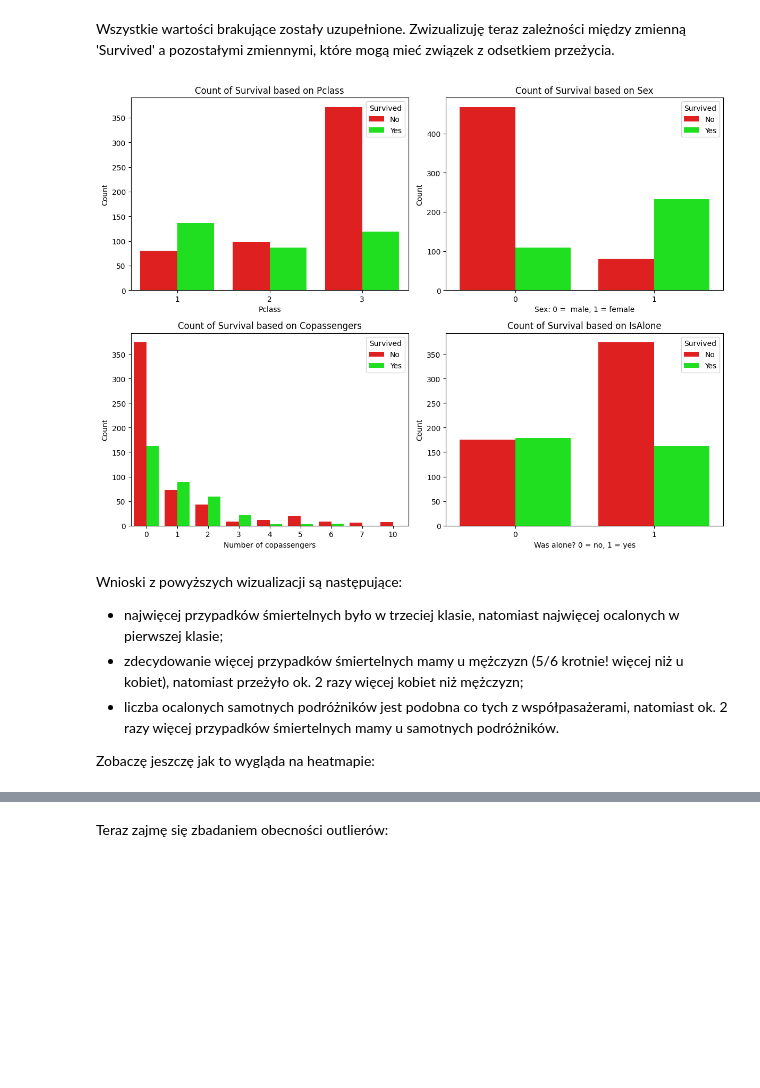
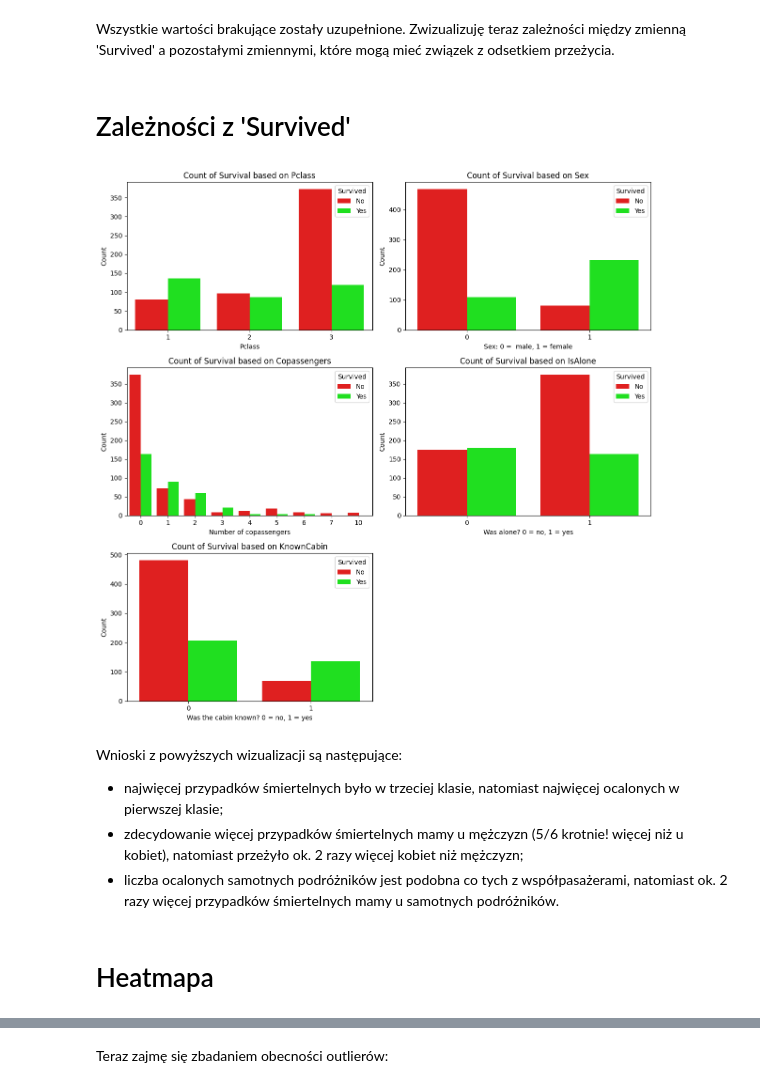
Before and after one commit to Solvro/ml-wakacyjne-wyzwanie-2025, a Jupyter notebook: zofiawarzycha_EDA_zadanie.ipynb, the cells around one changed output, grey strips where cells are left out. Saved outputs shown, nothing was run; the diff lists cells and outputs as text; code cells hidden in the pictures; blank space fills up the shorter version.

```diff
--- a/zofiawarzycha_EDA_zadanie.ipynb
+++ b/zofiawarzycha_EDA_zadanie.ipynb
@@ -195,7 +202,7 @@ titanic_df['Cabin'].str[0].value_counts()
 | T | 1 |
 dtype: int64
 # %%
-titanic_df['CabinSector'] = titanic_df['Cabin'].str[0]
-titanic_df.groupby(['CabinSector','Pclass'])['Cabin'].count()
+titanic_df['Deck'] = titanic_df['Cabin'].str[0]
+titanic_df.groupby(['Deck','Pclass'])['Cabin'].count()
 # %% [output]
 |  |  | Cabin |
@@ -221,7 +228,7 @@ np.float64(0.7710437710437711)
 Podsumowując: kabiny 'A', 'B', 'C' i 'T' znajdują się tylko w 1 klasie, kabiny 'D' w 1 i 2 klasie, kabiny 'E' w 1,2 i 3 klasie, kabiny 'F' w 2 i 3 klasie a kabiny 'G' tylko w 3 klasie. Zależność jakaś występuje. Podczas usuwania wartości NAN z kolumny 'Cabin' sugerowałabym się klasą przypisaną danemu wierszowi, jednak biorąc pod uwagę, żę brakuje 77% danych o kabinie, dodam nową etykietę - "unknown". Mam zbyt mało danych o przynależności kabin do klas aby się tym posłużyć przy uzupełnianiu NAN.
 # %%
 titanic_df['Cabin'] = titanic_df['Cabin'].fillna('Unknown')
-titanic_df['CabinSector'] = titanic_df['CabinSector'].fillna('Unknown')
+titanic_df['Deck'] = titanic_df['Deck'].fillna('Unknown')
 titanic_df
 # %% [output]
 |  | Survived | Pclass | Name | Sex | Age | SibSp | Parch | Ticket | Fare | Cabin | ... |
@@ -262,2 +271,4 @@ dtype: float64
+# %%
+titanic_df['KnownCabin'] = (titanic_df['Cabin'] != 'Unknown').astype(int)
 # %% [markdown]
 Jeśli chodzi o wiek i uzupełnianie NAN - najpierw zbadam czy istnieje jakiś dominujący.
@@ -586,42 +607,51 @@ titanic_df.loc[(titanic_df['Age'].isna()) & (titanic_df['Pclass'] == 2), 'Age']
 titanic_df.loc[(titanic_df['Age'].isna()) & (titanic_df['Pclass'] == 3), 'Age'] = third_class['Age'].median()
 # %% [markdown]
 Wszystkie wartości brakujące zostały uzupełnione. Zwizualizuję teraz zależności między zmienną 'Survived' a pozostałymi zmiennymi, które mogą mieć związek z odsetkiem przeżycia.
+# %% [markdown]
+# Zależności z 'Survived'
 # %%
 custom_palette = {0: 'red', 1: 'lime'}
 
-plt.figure(figsize = (12,9))
+plt.figure(figsize = (12,12))
 
-plt.subplot(2,2,1)
+plt.subplot(3,2,1)
 sns.countplot(data=titanic_df, x='Pclass', hue='Survived', palette = custom_palette)
 plt.title('Count of Survival based on Pclass')
 plt.ylabel('Count')
 plt.legend(title = 'Survived', labels = ['No', 'Yes'])
 
-plt.subplot(2,2,2)
+plt.subplot(3,2,2)
 sns.countplot(data=titanic_df, x='Sex', hue='Survived', palette = custom_palette)
 plt.title('Count of Survival based on Sex')
 plt.xlabel('Sex: 0 =  male, 1 = female')
 plt.ylabel('Count')
 plt.legend(title = 'Survived', labels = ['No', 'Yes'])
 
-plt.subplot(2,2,3)
+plt.subplot(3,2,3)
 sns.countplot(data=titanic_df, x='Copassengers', hue='Survived', palette = custom_palette)
 plt.title('Count of Survival based on Copassengers')
 plt.xlabel('Number of copassengers')
 plt.ylabel('Count')
 plt.legend(title = 'Survived', labels = ['No', 'Yes'])
 
-plt.subplot(2,2,4)
+plt.subplot(3,2,4)
 sns.countplot(data=titanic_df, x='IsAlone', hue='Survived', palette = custom_palette)
 plt.title('Count of Survival based on IsAlone')
 plt.xlabel('Was alone? 0 = no, 1 = yes')
 plt.ylabel('Count')
 plt.legend(title = 'Survived', labels = ['No', 'Yes'])
 
+plt.subplot(3,2,5)
+sns.countplot(data=titanic_df, x='KnownCabin', hue='Survived', palette = custom_palette)
+plt.title('Count of Survival based on KnownCabin')
+plt.xlabel('Was the cabin known? 0 = no, 1 = yes')
+plt.ylabel('Count')
+plt.legend(title = 'Survived', labels = ['No', 'Yes'])
+
 plt.tight_layout()
 plt.show()
 # %% [output]
-[figure, old version]
+[figure, new version]
 # %% [markdown]
 Wnioski z powyższych wizualizacji są następujące:
 
@@ -629,6 +659,6 @@ Wnioski z powyższych wizualizacji są następujące:
 * najwięcej przypadków śmiertelnych było w trzeciej klasie, natomiast najwięcej ocalonych w pierwszej klasie;
 * zdecydowanie więcej przypadków śmiertelnych mamy u mężczyzn (5/6 krotnie! więcej niż u kobiet), natomiast przeżyło ok. 2 razy więcej kobiet niż mężczyzn;
 * liczba ocalonych samotnych podróżników jest podobna co tych z współpasażerami, natomiast ok. 2 razy więcej przypadków śmiertelnych mamy u samotnych podróżników.
-
-Zobaczę jeszczę jak to wygląda na heatmapie:
+# %% [markdown]
+# Heatmapa
 # %%
```
Also changed, not shown: parts of 27 cells of this notebook.
